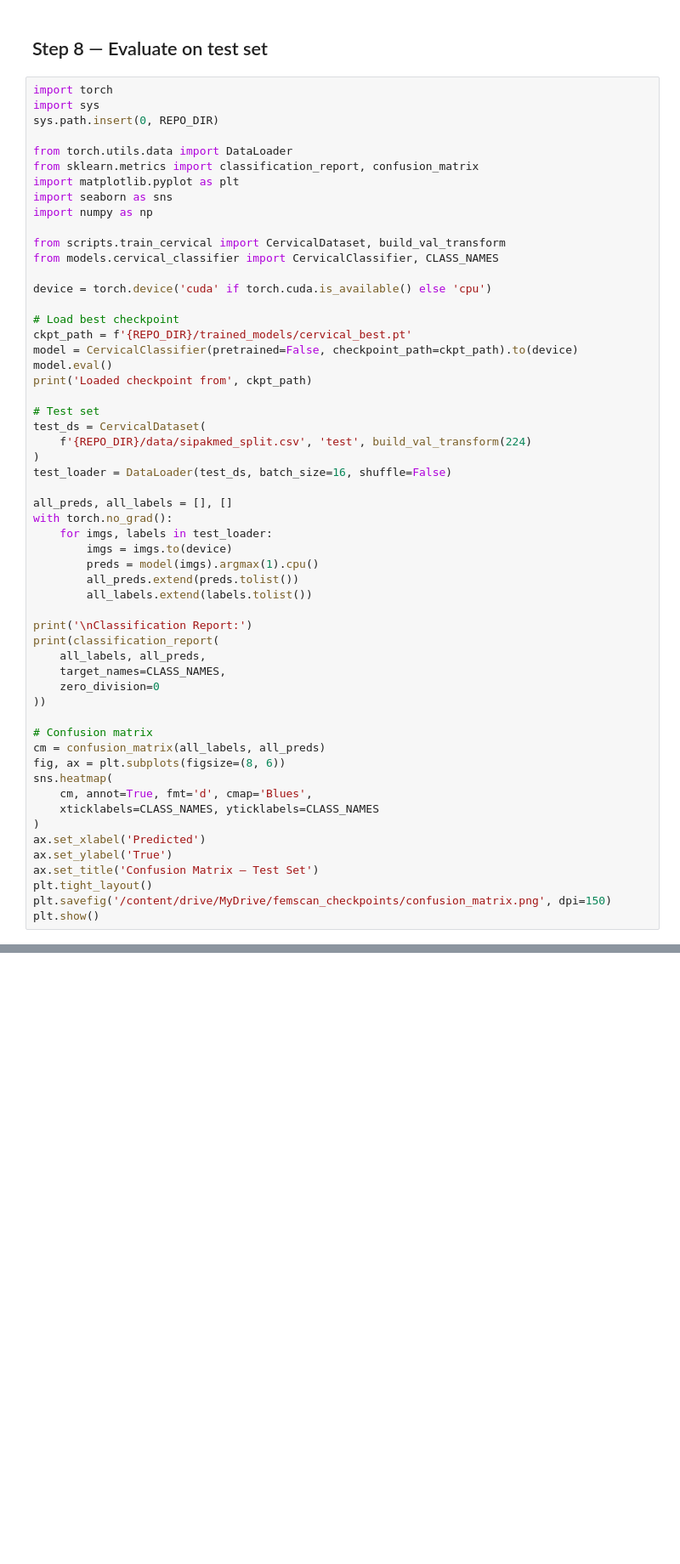
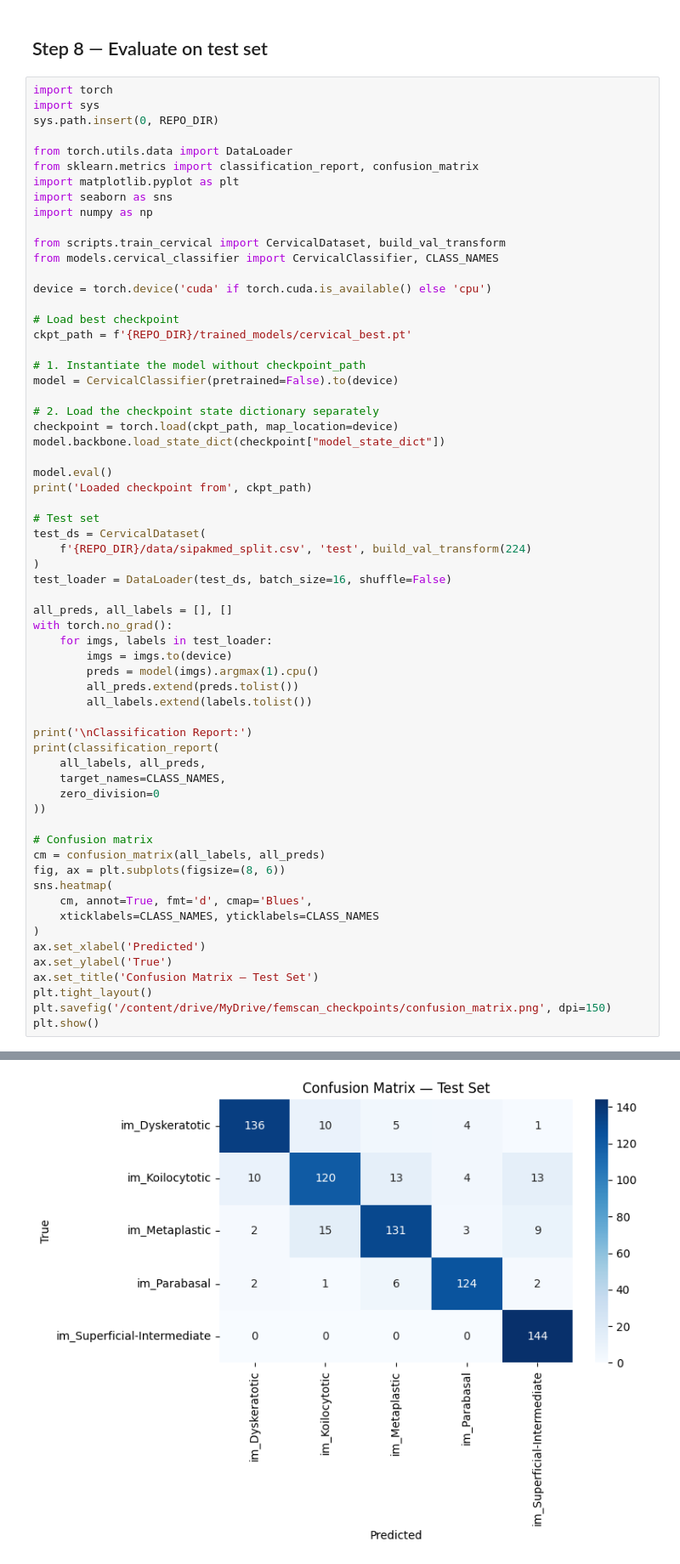
Before and after one commit to Donitero/CerviScan, a Jupyter notebook: notebooks/train_colab.ipynb, the cells around one changed output, grey strips where cells are left out. Shown at 85% size. Saved outputs shown, nothing was run; the diff lists cells and outputs as text; blank space fills up the shorter version.

Commit message:
training and improving the screening model

```diff
--- a/notebooks/train_colab.ipynb
+++ b/notebooks/train_colab.ipynb
@@ -386,7 +464,14 @@ device = torch.device('cuda' if torch.cuda.is_available() else 'cpu')
 
 # Load best checkpoint
 ckpt_path = f'{REPO_DIR}/trained_models/cervical_best.pt'
-model = CervicalClassifier(pretrained=False, checkpoint_path=ckpt_path).to(device)
+
+# 1. Instantiate the model without checkpoint_path
+model = CervicalClassifier(pretrained=False).to(device)
+
+# 2. Load the checkpoint state dictionary separately
+checkpoint = torch.load(ckpt_path, map_location=device)
+model.backbone.load_state_dict(checkpoint["model_state_dict"])
+
 model.eval()
 print('Loaded checkpoint from', ckpt_path)
 
@@ -424,3 +509,4 @@ ax.set_title('Confusion Matrix — Test Set')
 plt.tight_layout()
 plt.savefig('/content/drive/MyDrive/femscan_checkpoints/confusion_matrix.png', dpi=150)
 plt.show()
+# %% [output]
@@ -426,0 +527 @@ plt.show()
+[figure, added]
```
Also changed, not shown: parts of 17 cells of this notebook.
